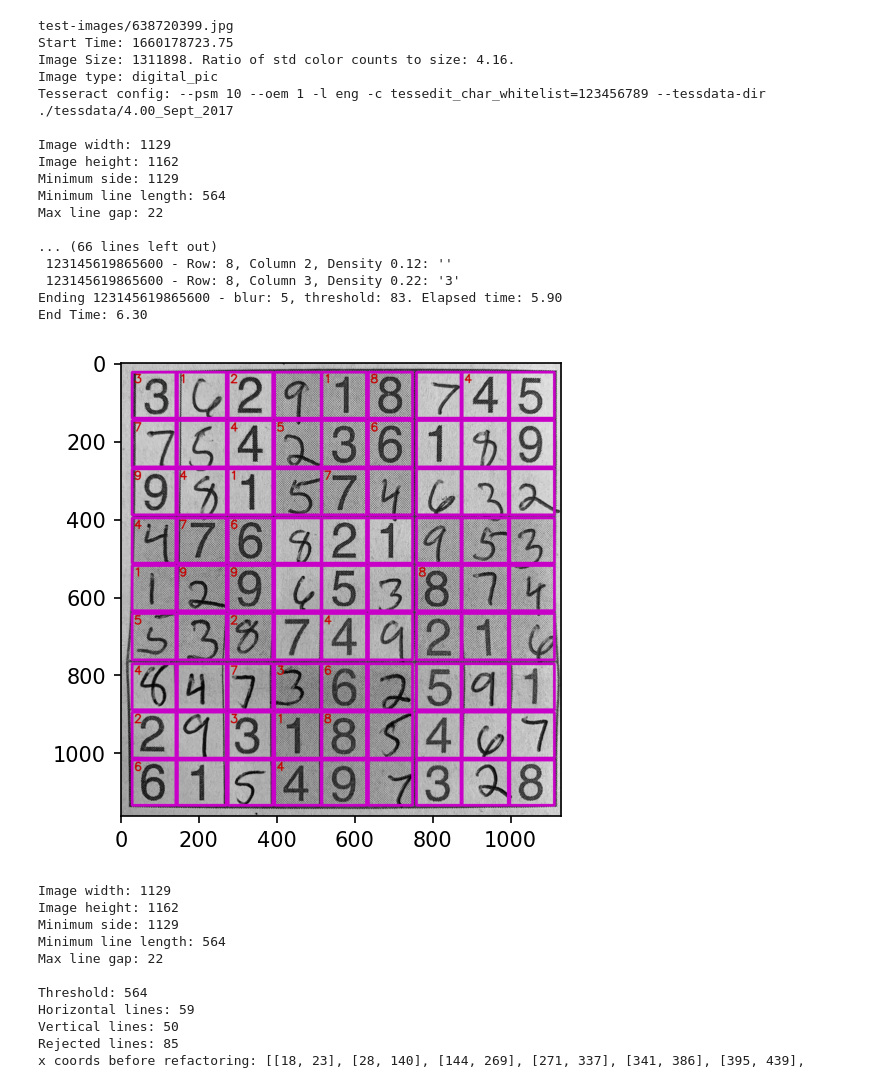
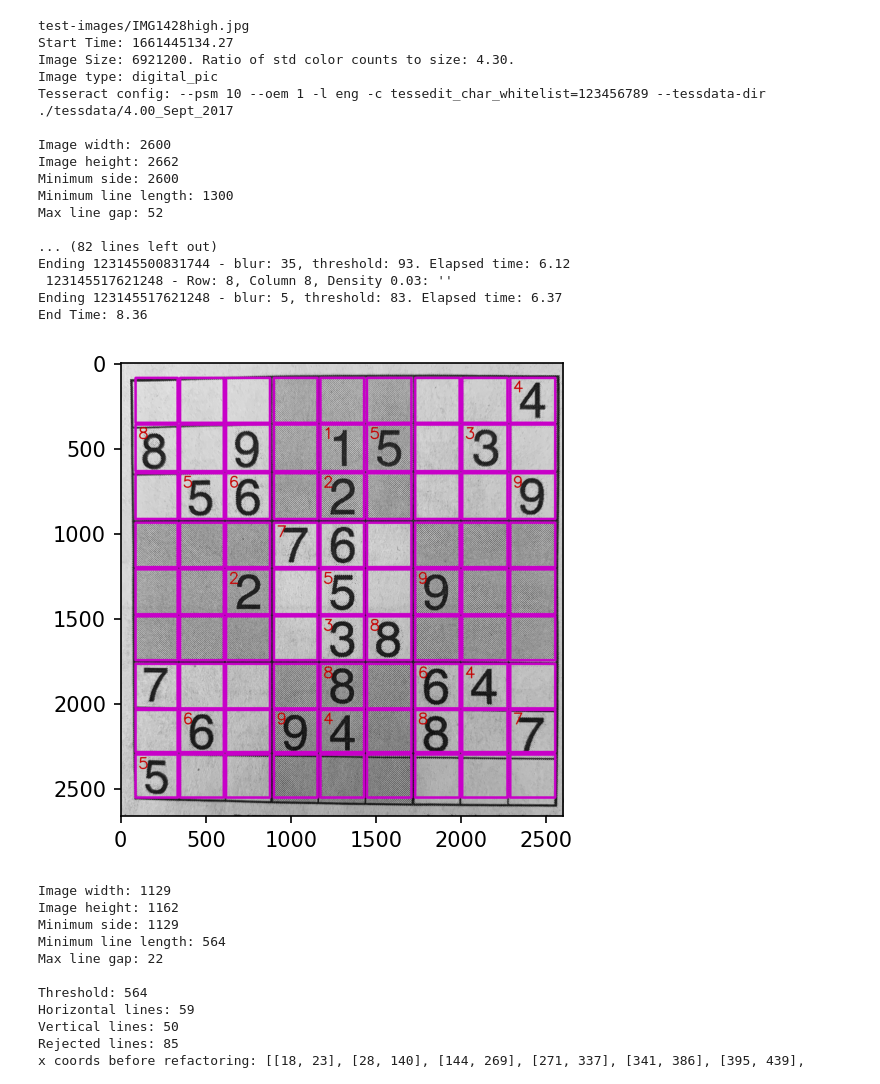
Before and after one commit to kineticsquid/Google-Sudoku-Bot, a Jupyter notebook: test_image_ocr.ipynb, the cells around one changed output. Saved outputs shown, nothing was run; the diff lists cells and outputs as text; code cells hidden in the pictures.

```diff
--- a/test_image_ocr.ipynb
+++ b/test_image_ocr.ipynb
@@ -40,31 +41,32 @@ print(datetime.today())
 # %%
+IMAGE = 'test-images/IMG1428high.jpg'
 full_file_path = os.path.join(os.getcwd(), IMAGE)
 matrix_image = cv2.imread(full_file_path, cv2.IMREAD_GRAYSCALE)
 if matrix_image is None:
     print('File \'%s\' is not an image.' % IMAGE)
 else:
     print('\n\n%s' % IMAGE)
     input_matrix, image_with_ocr, image_with_lines, coordinates = image_utils.extract_matrix_from_image(matrix_image)
     image_utils.show_image(image_with_ocr)
 # %% [output]
-test-images/638720399.jpg
-Start Time: 1660178723.75
-Image Size: 1311898. Ratio of std color counts to size: 4.16.
+test-images/IMG1428high.jpg
+Start Time: 1661445134.27
+Image Size: 6921200. Ratio of std color counts to size: 4.30.
 Image type: digital_pic
 Tesseract config: --psm 10 --oem 1 -l eng -c tessedit_char_whitelist=123456789 --tessdata-dir ./tessdata/4.00_Sept_2017
 
-Image width: 1129
-Image height: 1162
-Minimum side: 1129
-Minimum line length: 564
-Max line gap: 22
+Image width: 2600
+Image height: 2662
+Minimum side: 2600
+Minimum line length: 1300
+Max line gap: 52
 
-... (66 lines left out)
- 123145619865600 - Row: 8, Column 2, Density 0.12: ''
- 123145619865600 - Row: 8, Column 3, Density 0.22: '3'
-Ending 123145619865600 - blur: 5, threshold: 83. Elapsed time: 5.90
-End Time: 6.30
+... (82 lines left out)
+Ending 123145500831744 - blur: 35, threshold: 93. Elapsed time: 6.12
+ 123145517621248 - Row: 8, Column 8, Density 0.03: ''
+Ending 123145517621248 - blur: 5, threshold: 83. Elapsed time: 6.37
+End Time: 8.36
-[figure, old version]
+[figure, new version]
 # %%
 x_coords, y_coords, lines = image_utils.get_cell_boundaries(matrix_image)
 image_with_lines = image_utils.generate_image_with_lines(matrix_image, lines[0]+lines[1], purple)
```
Also changed, not shown: parts of 3 cells of this notebook, 34 other files.
